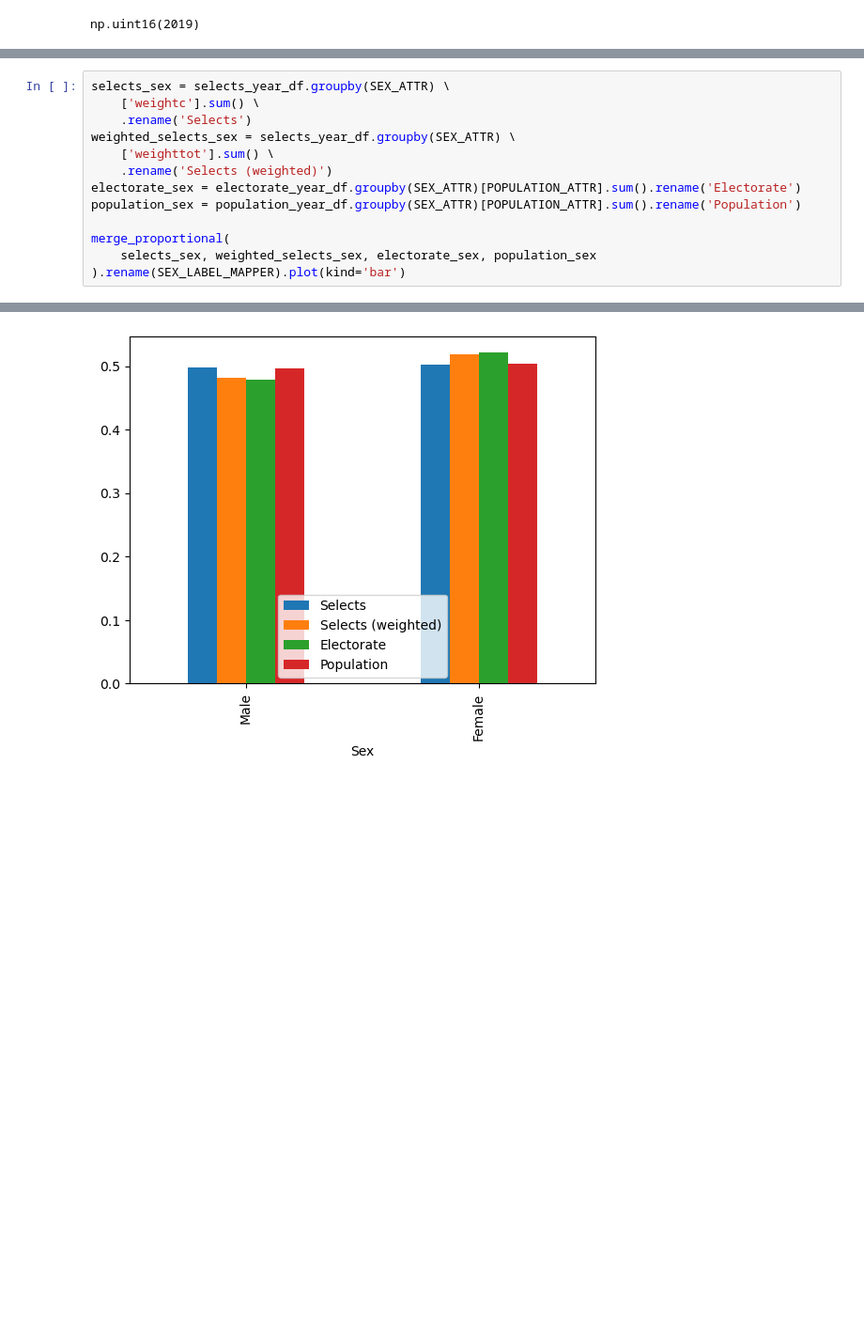
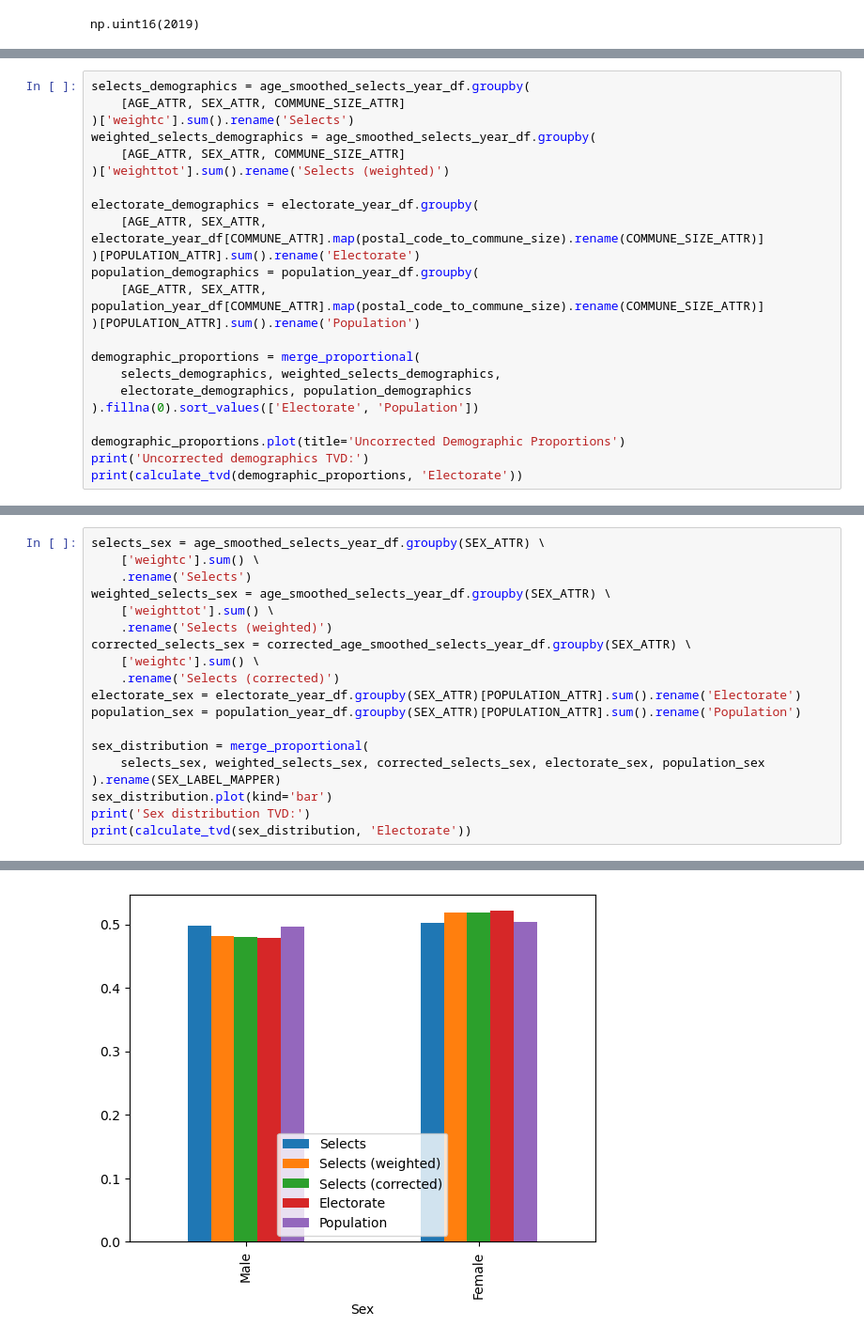
Before and after one commit to tschai-yim/swiss-elections-study, a Jupyter notebook: respondents_vs_population.ipynb, the cells around one changed output, grey strips where cells are left out. Shown at 94% size. Drawn from its saved outputs; the diff is of its cells as text; blank space fills up the shorter version.

Commit message:
feat(resp-v-pop): add demographic correction

```diff
--- a/respondents_vs_population.ipynb
+++ b/respondents_vs_population.ipynb
@@ -21,0 +126,23 @@ def merge_proportional(distribution: pd.Series, *distributions: tuple[pd.Series,
+# %%
+selects_demographics = age_smoothed_selects_year_df.groupby(
+    [AGE_ATTR, SEX_ATTR, COMMUNE_SIZE_ATTR]
+)['weightc'].sum().rename('Selects')
+weighted_selects_demographics = age_smoothed_selects_year_df.groupby(
+    [AGE_ATTR, SEX_ATTR, COMMUNE_SIZE_ATTR]
+)['weighttot'].sum().rename('Selects (weighted)')
+
+electorate_demographics = electorate_year_df.groupby(
+    [AGE_ATTR, SEX_ATTR, electorate_year_df[COMMUNE_ATTR].map(postal_code_to_commune_size).rename(COMMUNE_SIZE_ATTR)]
+)[POPULATION_ATTR].sum().rename('Electorate')
+population_demographics = population_year_df.groupby(
+    [AGE_ATTR, SEX_ATTR, population_year_df[COMMUNE_ATTR].map(postal_code_to_commune_size).rename(COMMUNE_SIZE_ATTR)]
+)[POPULATION_ATTR].sum().rename('Population')
+
+demographic_proportions = merge_proportional(
+    selects_demographics, weighted_selects_demographics,
+    electorate_demographics, population_demographics
+).fillna(0).sort_values(['Electorate', 'Population'])
+
+demographic_proportions.plot(title='Uncorrected Demographic Proportions')
+print('Uncorrected demographics TVD:')
+print(calculate_tvd(demographic_proportions, 'Electorate'))
@@ -41,14 +288,20 @@ merge_proportional(
 # %%
-selects_sex = selects_year_df.groupby(SEX_ATTR) \
+selects_sex = age_smoothed_selects_year_df.groupby(SEX_ATTR) \
     ['weightc'].sum() \
     .rename('Selects')
-weighted_selects_sex = selects_year_df.groupby(SEX_ATTR) \
+weighted_selects_sex = age_smoothed_selects_year_df.groupby(SEX_ATTR) \
     ['weighttot'].sum() \
     .rename('Selects (weighted)')
+corrected_selects_sex = corrected_age_smoothed_selects_year_df.groupby(SEX_ATTR) \
+    ['weightc'].sum() \
+    .rename('Selects (corrected)')
 electorate_sex = electorate_year_df.groupby(SEX_ATTR)[POPULATION_ATTR].sum().rename('Electorate')
 population_sex = population_year_df.groupby(SEX_ATTR)[POPULATION_ATTR].sum().rename('Population')
 
-merge_proportional(
-    selects_sex, weighted_selects_sex, electorate_sex, population_sex
-).rename(SEX_LABEL_MAPPER).plot(kind='bar')
+sex_distribution = merge_proportional(
+    selects_sex, weighted_selects_sex, corrected_selects_sex, electorate_sex, population_sex
+).rename(SEX_LABEL_MAPPER)
+sex_distribution.plot(kind='bar')
+print('Sex distribution TVD:')
+print(calculate_tvd(sex_distribution, 'Electorate'))
 # %% [output]
@@ -56,2 +314,2 @@ merge_proportional(
-[figure, old version]
+[figure, new version]
 # %%
```
Also changed, not shown: parts of 11 cells of this notebook, 2 other files.
